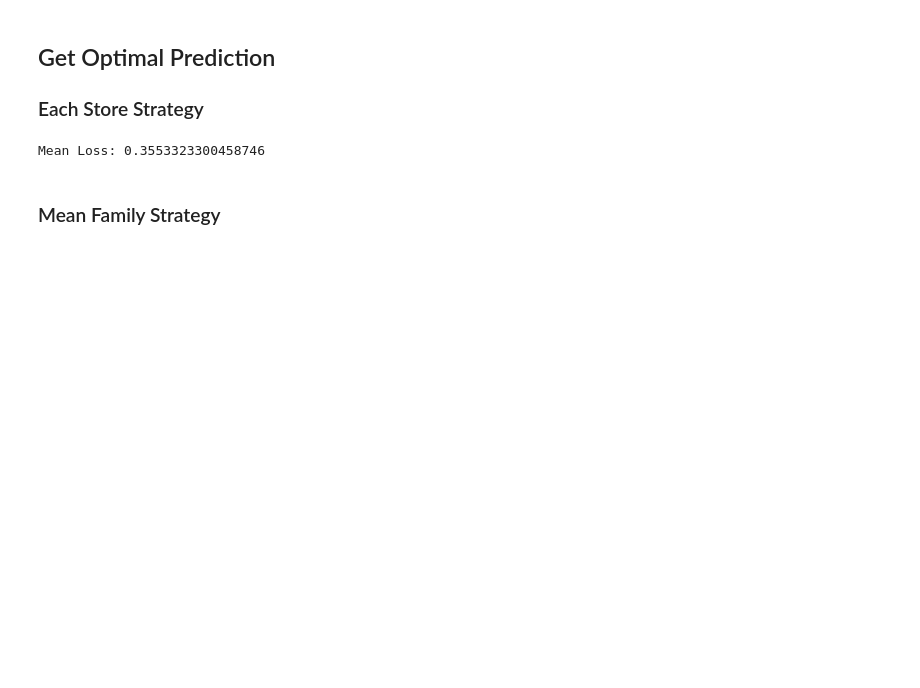
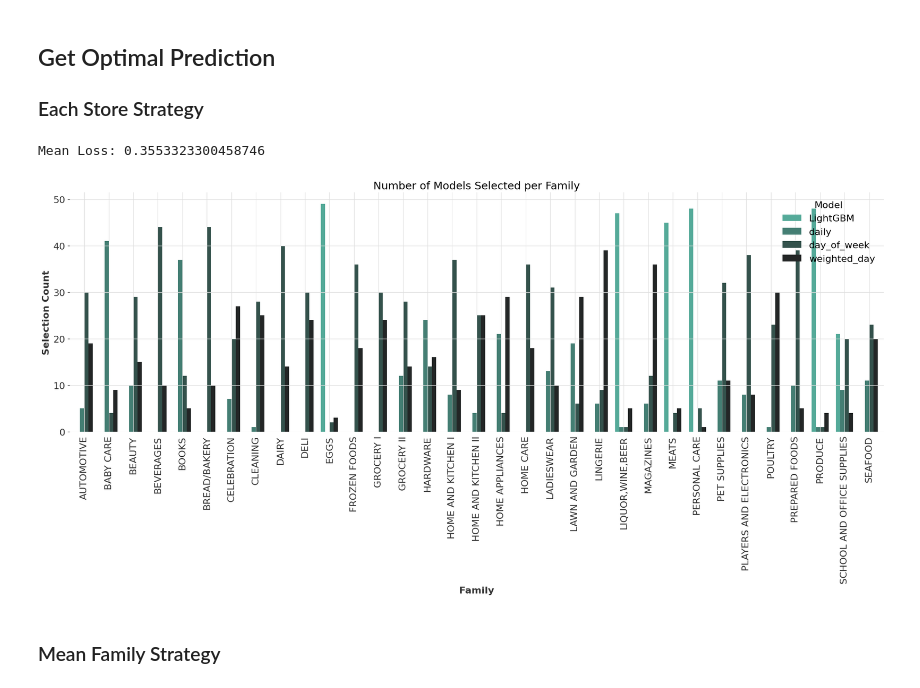
Before and after one commit to Tikhon-Radkevich/Store-Sales, a Jupyter notebook: notebooks/explore/advanced_predictor.ipynb, the cells around one changed output. Drawn from its saved outputs; the diff is of its cells as text; code cells hidden in the pictures; blank space fills up the shorter version.

```diff
--- a/notebooks/explore/advanced_predictor.ipynb
+++ b/notebooks/explore/advanced_predictor.ipynb
@@ -126,5 +127,10 @@ print(f"Mean Loss: {family_mean_loss_no_std.mean()}")
 # %% [output]
 Mean Loss: 0.3553323300458746
+# %%
+optimal_indices = advanced_predictor.get_optimal_model_ids(strategy="each_store")
+advanced_predictor.make_model_selection_plot(optimal_indices)
+# %% [output]
+[figure, added]
 # %% [markdown]
 ### Mean Family Strategy
 # %%
```
Also changed, not shown: parts of 13 cells of this notebook.
